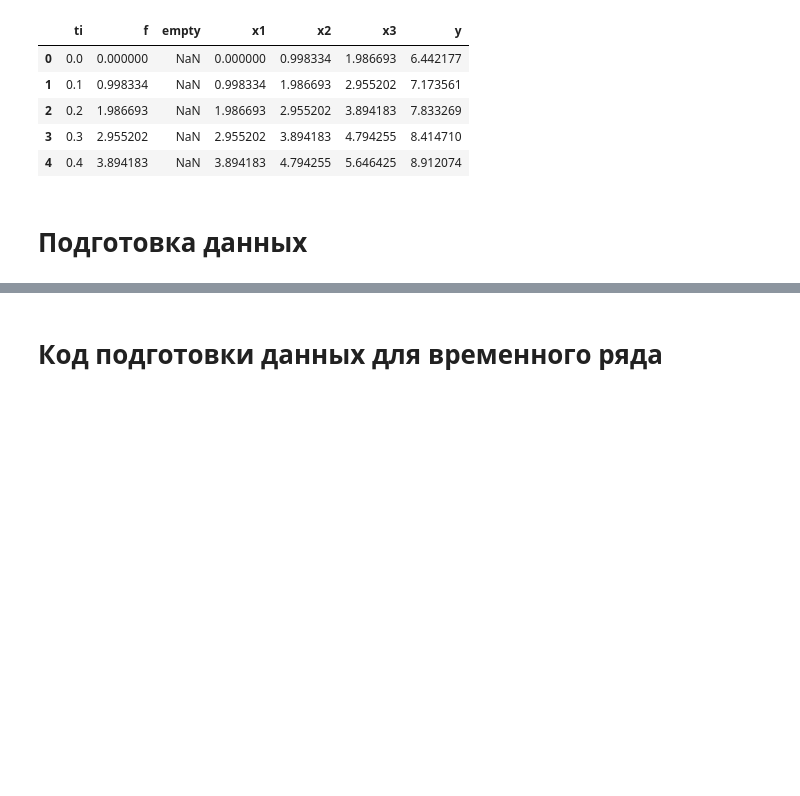
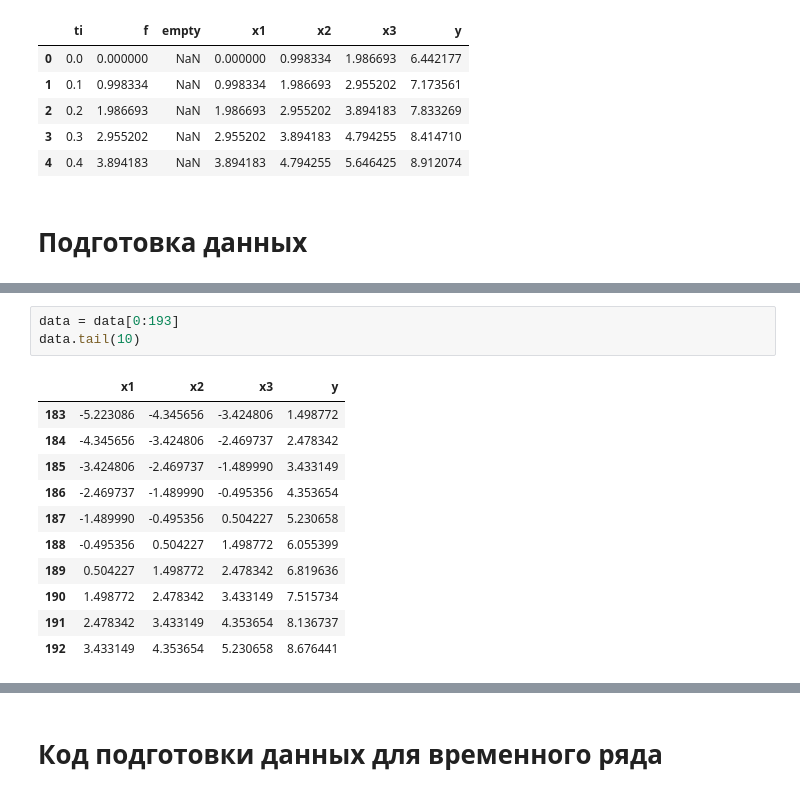
Before and after one commit to Kadigadi/ML, a Jupyter notebook: AI_Lab2.ipynb, the cells around one changed output, grey strips where cells are left out. Saved outputs shown, nothing was run; the diff lists cells and outputs as text; blank space fills up the shorter version.

```diff
--- a/AI_Lab2.ipynb
+++ b/AI_Lab2.ipynb
@@ -67,3 +79,18 @@ print(data.shape)
+# %%
+data = data[0:193]
+data.tail(10)
+# %% [output]
+|  | x1 | x2 | x3 | y |
+| 183 | -5.223086 | -4.345656 | -3.424806 | 1.498772 |
+| 184 | -4.345656 | -3.424806 | -2.469737 | 2.478342 |
+| 185 | -3.424806 | -2.469737 | -1.489990 | 3.433149 |
+| 186 | -2.469737 | -1.489990 | -0.495356 | 4.353654 |
+| 187 | -1.489990 | -0.495356 | 0.504227 | 5.230658 |
+| 188 | -0.495356 | 0.504227 | 1.498772 | 6.055399 |
+| 189 | 0.504227 | 1.498772 | 2.478342 | 6.819636 |
+| 190 | 1.498772 | 2.478342 | 3.433149 | 7.515734 |
+| 191 | 2.478342 | 3.433149 | 4.353654 | 8.136737 |
+| 192 | 3.433149 | 4.353654 | 5.230658 | 8.676441 |
 # %%
 #Отображаем исходные данные от точки start и длиной step
 start = 0 #С какой точки начинаем
```
Also changed, not shown: parts of 15 cells of this notebook.
